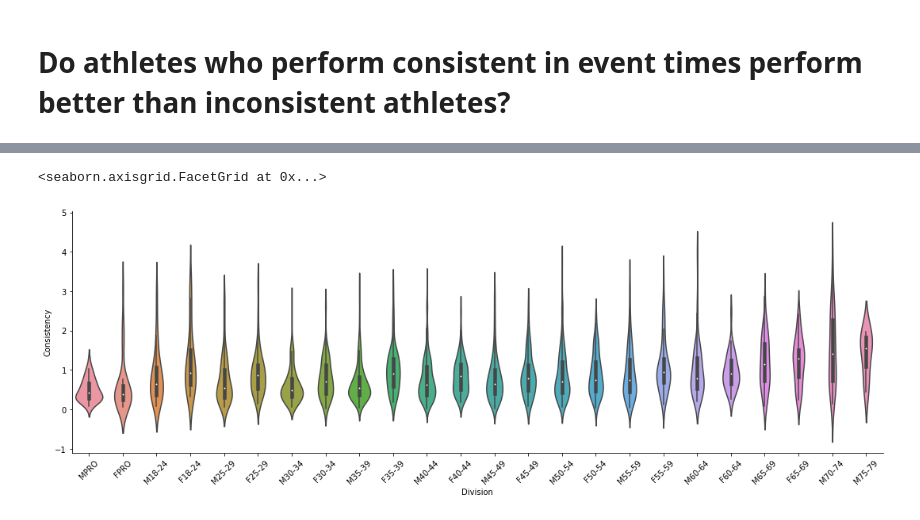
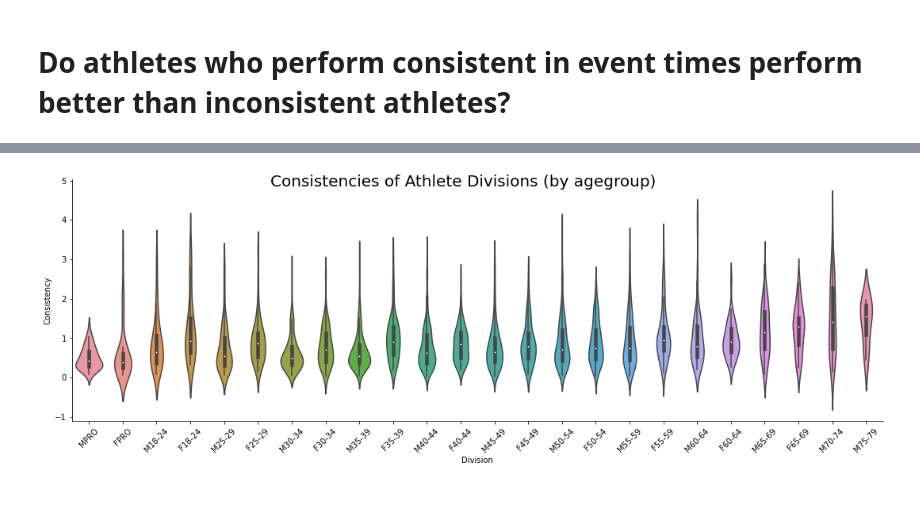
Before and after one commit to czaloumi/ironman-2019, a Jupyter notebook: ironman19.ipynb, the cells around one changed output, grey strips where cells are left out. Saved outputs shown, nothing was run; the diff lists cells and outputs as text; code cells hidden in the pictures.

```diff
--- a/ironman19.ipynb
+++ b/ironman19.ipynb
@@ -554,8 +689,9 @@ df
 # %%
 ax = sns.catplot(x='Division', y='Consistency',  kind='violin', split=True, data=df,
                  order=['MPRO', 'FPRO', 'M18-24', 'F18-24', 'M25-29', 'F25-29', 'M30-34', 'F30-34', 'M35-39', 'F35-39', 'M40-44', 'F40-44',
                        'M45-49', 'F45-49', 'M50-54', 'F50-54', 'M55-59', 'F55-59', 'M60-64', 'F60-64', 'M65-69', 'F65-69', 'M70-74', 'M75-79'], height=5, aspect=3);
 ax.set_xticklabels(rotation=45)
+ax.fig.suptitle('Consistencies of Athlete Divisions (by agegroup)', fontsize=20)
+plt.savefig('divisionconsistency.png', bbox_inches='tight')
 # %% [output]
-<seaborn.axisgrid.FacetGrid at 0x...>
-[figure, old version]
+[figure, new version]
```
Also changed, not shown: parts of 41 cells of this notebook.
